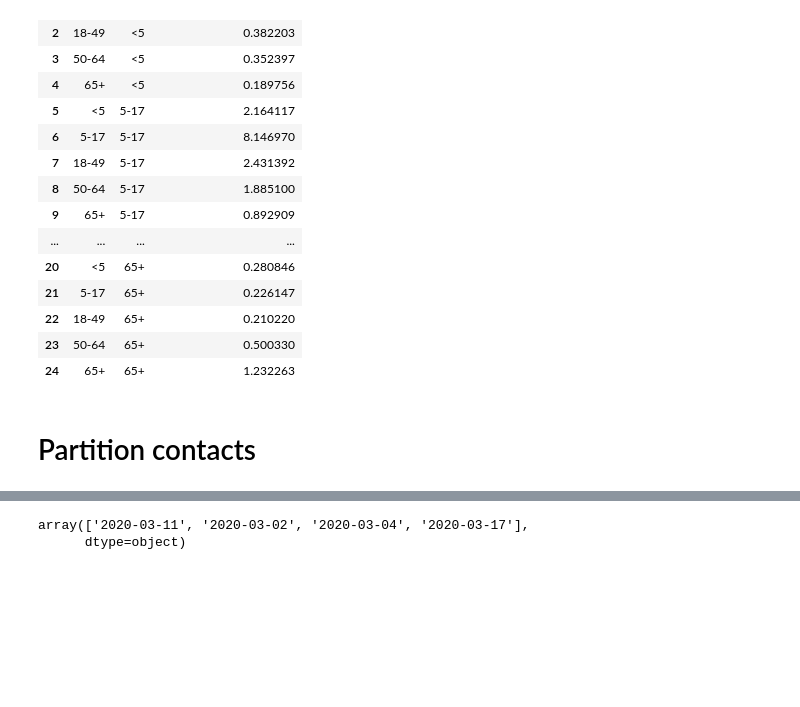
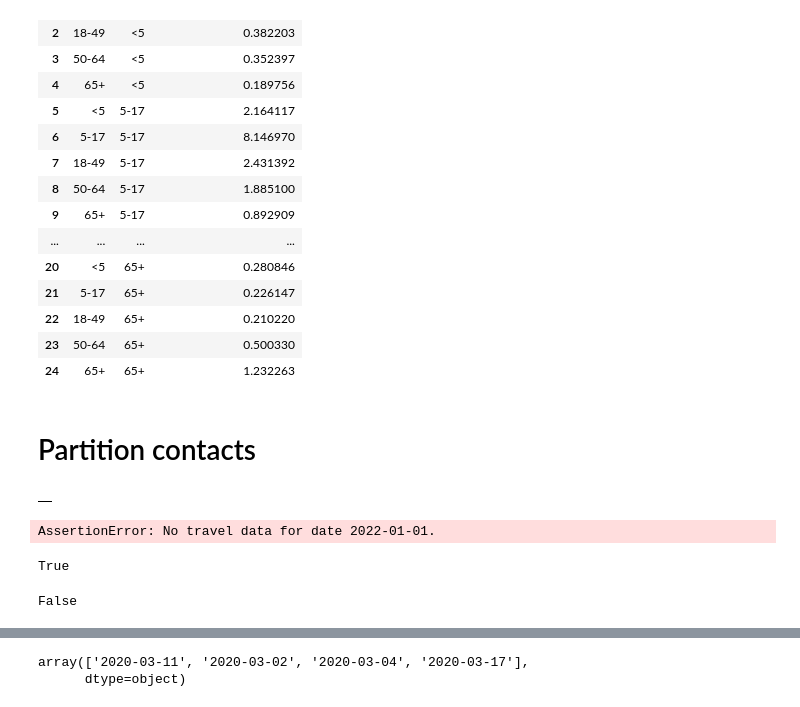
Before and after one commit to UT-Covid/episimlab, a Jupyter notebook: 20210511_DemoPartitionProcess.ipynb, the cells around one changed output, grey strips where cells are left out. Cells and saved outputs as stored; diff of their text form; code cells hidden in the pictures; blank space fills up the shorter version.

```diff
--- a/20210511_DemoPartitionProcess.ipynb
+++ b/20210511_DemoPartitionProcess.ipynb
@@ -69,3 +70,22 @@ polymod_melt.to_csv('/Users/kpierce/episimlab/data/polymod_contacts.csv')
 import multiprocessing as mp
 import tempfile
 from datetime import datetime
+# %%
+empty_df = pd.DataFrame()
+# %%
+empty_df
+# %% [output]
+|  |
+# %%
+dummy_date = '2022-01-01'
+try:
+    assert empty_df.empty == False
+except AssertionError as e:
+    e.args += (('No travel data for date {}.'.format(dummy_date), ))
+    raise
+# %% [output]
+AssertionError: No travel data for date 2022-01-01.
+# %%
+empty_df.empty
+# %% [output]
+True
@@ -71,0 +94,4 @@ from datetime import datetime
+# %%
+empty_df.empty == False
+# %% [output]
+False
```
Also changed, not shown: parts of 13 cells of this notebook.
